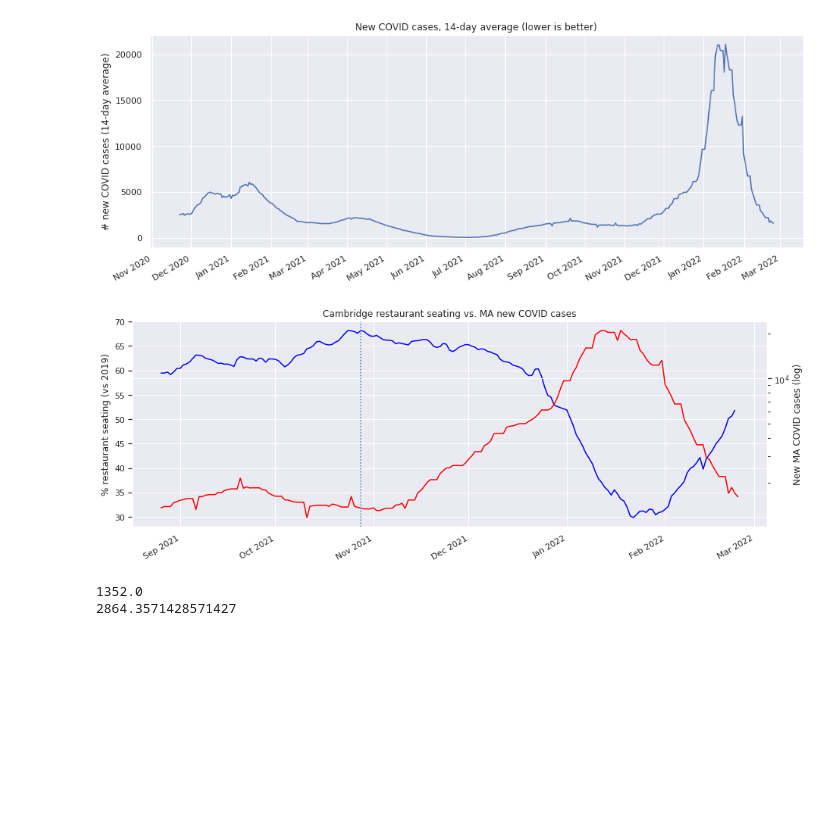
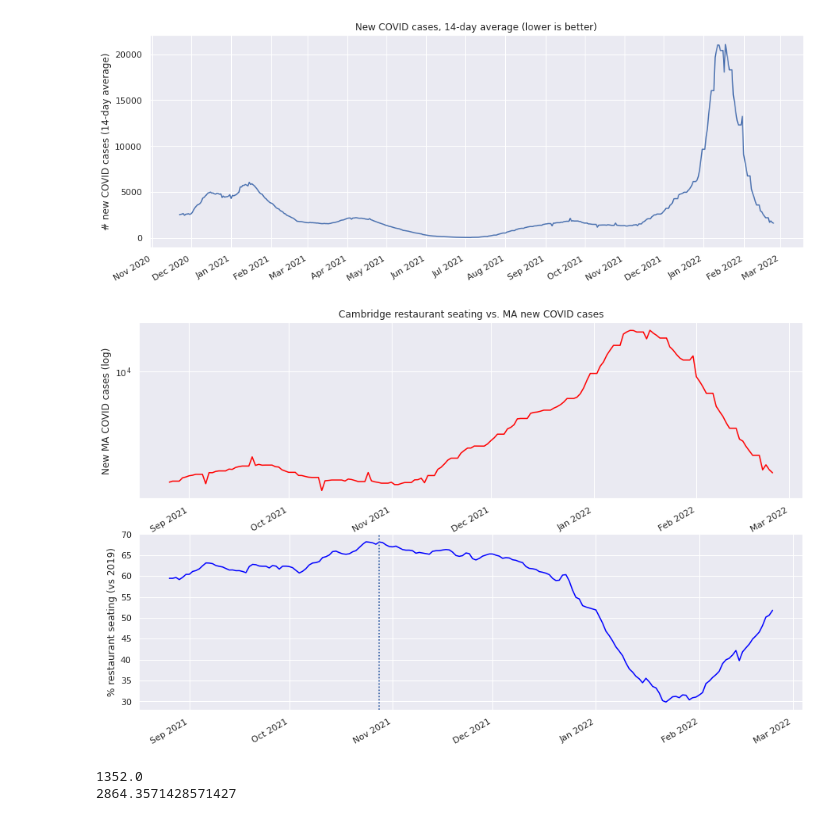
Before and after one commit to itamarst/cambridge-dining, a Jupyter notebook: dining-cambridge.ipynb, the cells around one changed output. Drawn from its saved outputs; the diff is of its cells as text; code cells hidden in the pictures; blank space fills up the shorter version.

Commit message:
Split graphs.

```diff
--- a/dining-cambridge.ipynb
+++ b/dining-cambridge.ipynb
@@ -102,21 +102,25 @@ plot_series(new_covid_14dayaverage, "New COVID cases, 14-day average (lower is b
 # %% [output]
 [figure]
 # %%
-plt.figure(figsize=(15,5))
-ax = sns.lineplot(data=cambridge_28dayaverage.iloc[290:], color="blue")
-ax2 = sns.lineplot(data=new_covid_14dayaverage.iloc[290:], ax=ax.twinx(), color="red")
-ax.set_title("Cambridge restaurant seating vs. MA new COVID cases")
+fig, axs = plt.subplots(2, figsize=(15,9))
+plt.axvline(x=datetime(2021, 10, 28), linestyle=":")
+ax = sns.lineplot(data=cambridge_28dayaverage.iloc[290:], color="blue", ax=axs[1])
+ax2 = sns.lineplot(data=new_covid_14dayaverage.iloc[290:], color="red", ax=axs[0])
+ax2.set_title("Cambridge restaurant seating vs. MA new COVID cases")
 ax.set(ylabel="% restaurant seating (vs 2019)")
 ax.xaxis.set_major_formatter(mdates.DateFormatter('%b %Y'))
+ax2.xaxis.set_major_formatter(mdates.DateFormatter('%b %Y'))
 for label in ax.get_xticklabels(which='major'):
+    label.set(rotation=30, horizontalalignment='right')
+for label in ax2.get_xticklabels(which='major'):
     label.set(rotation=30, horizontalalignment='right')
 ax2.set(ylabel="New MA COVID cases (log)", yscale="log")
 ax.xaxis.set_major_locator(mdates.MonthLocator())
 from datetime import datetime
 plt.axvline(x=datetime(2021, 10, 28), linestyle=":")
 plt.show()
 # %% [output]
-[figure, old version]
+[figure, new version]
 # %%
 print(new_covid_14dayaverage[datetime(2021,11,1)])
 print(new_covid_14dayaverage[datetime(2021,12,1)])
```
